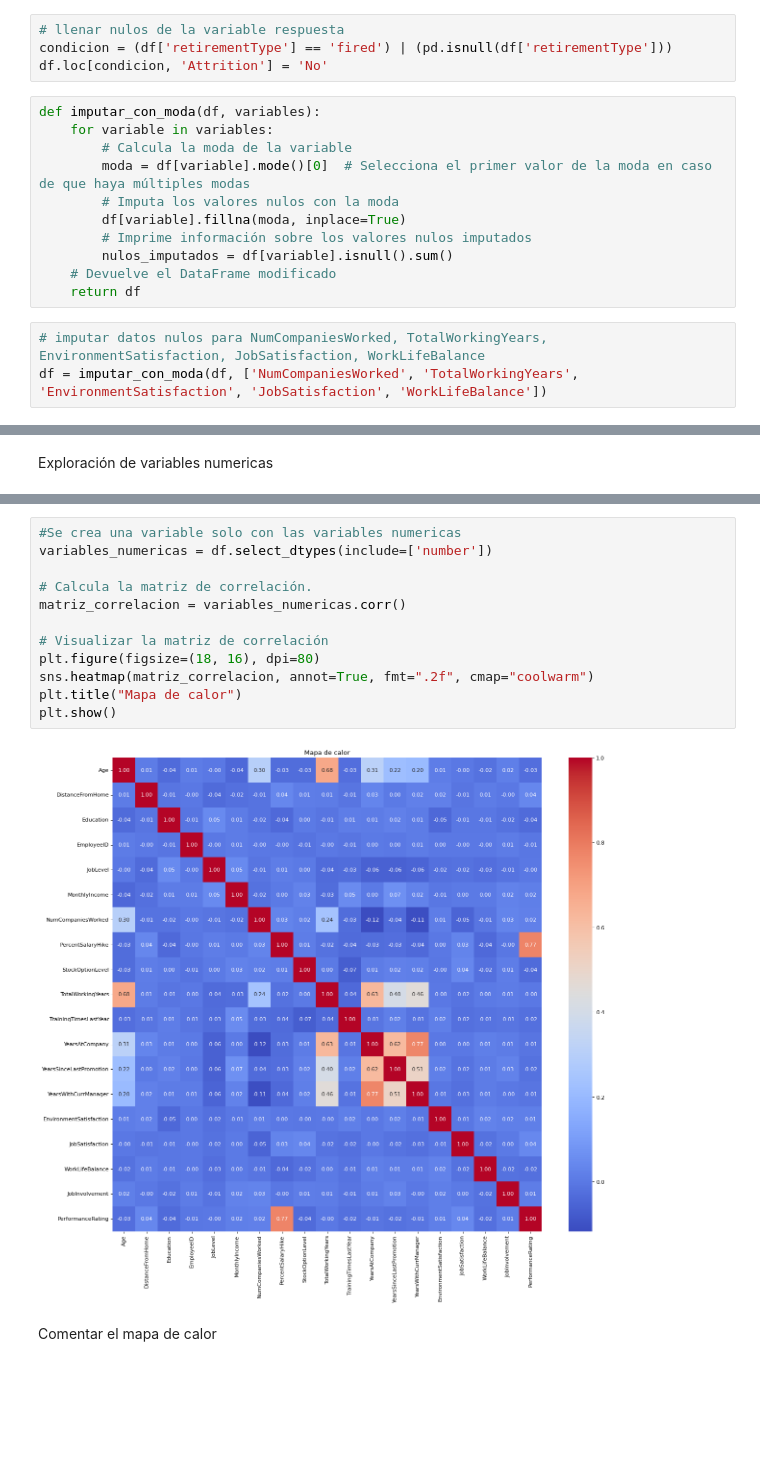
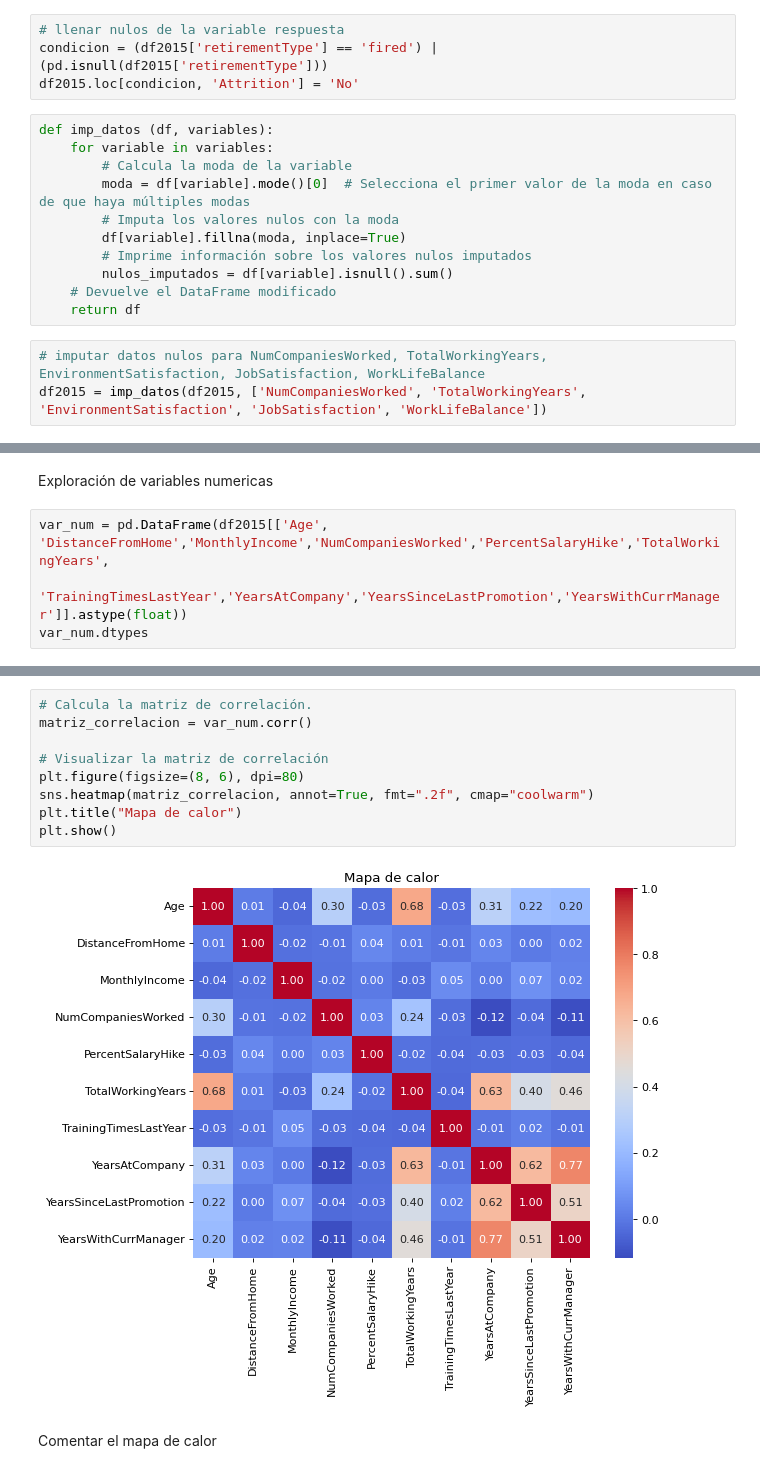
Before and after one commit to Laurahg22/Trabajo-analitica-RH, a Jupyter notebook: c_exploracion.ipynb, the cells around one changed output, grey strips where cells are left out. Saved outputs shown, nothing was run; the diff lists cells and outputs as text; blank space fills up the shorter version.

Commit message:
Se replantean las variables numéricas y categóricas

```diff
--- a/c_exploracion.ipynb
+++ b/c_exploracion.ipynb
@@ -65,9 +75,9 @@ df = df.drop(['index'], axis=1)
 # %%
 # llenar nulos de la variable respuesta
-condicion = (df['retirementType'] == 'fired') | (pd.isnull(df['retirementType']))
-df.loc[condicion, 'Attrition'] = 'No'
+condicion = (df2015['retirementType'] == 'fired') | (pd.isnull(df2015['retirementType']))
+df2015.loc[condicion, 'Attrition'] = 'No'
 # %%
-def imputar_con_moda(df, variables):
+def imp_datos (df, variables):
     for variable in variables:
         # Calcula la moda de la variable
         moda = df[variable].mode()[0]  # Selecciona el primer valor de la moda en caso de que haya múltiples modas
@@ -79,5 +89,5 @@ def imputar_con_moda(df, variables):
     return df
 # %%
 # imputar datos nulos para NumCompaniesWorked, TotalWorkingYears, EnvironmentSatisfaction, JobSatisfaction, WorkLifeBalance
-df = imputar_con_moda(df, ['NumCompaniesWorked', 'TotalWorkingYears', 'EnvironmentSatisfaction', 'JobSatisfaction', 'WorkLifeBalance'])
+df2015 = imp_datos(df2015, ['NumCompaniesWorked', 'TotalWorkingYears', 'EnvironmentSatisfaction', 'JobSatisfaction', 'WorkLifeBalance'])
 # %%
@@ -143,3 +168,7 @@ Stress                116  1.315193
 ##########################################
 # %% [markdown]
 Exploración de variables numericas
+# %%
+var_num = pd.DataFrame(df2015[['Age', 'DistanceFromHome','MonthlyIncome','NumCompaniesWorked','PercentSalaryHike','TotalWorkingYears',
+                               'TrainingTimesLastYear','YearsAtCompany','YearsSinceLastPromotion','YearsWithCurrManager']].astype(float))
+var_num.dtypes
@@ -146,17 +187,14 @@ Exploración de variables numericas
 # %%
-#Se crea una variable solo con las variables numericas
-variables_numericas = df.select_dtypes(include=['number'])
-
 # Calcula la matriz de correlación.
-matriz_correlacion = variables_numericas.corr()
+matriz_correlacion = var_num.corr()
 
 # Visualizar la matriz de correlación
-plt.figure(figsize=(18, 16), dpi=80)
+plt.figure(figsize=(8, 6), dpi=80)
 sns.heatmap(matriz_correlacion, annot=True, fmt=".2f", cmap="coolwarm")
 plt.title("Mapa de calor")
 plt.show()
 # %% [output]
-[figure, old version]
+[figure, new version]
 # %% [markdown]
 Comentar el mapa de calor
 # %%
```
Also changed, not shown: parts of 19 cells of this notebook.
